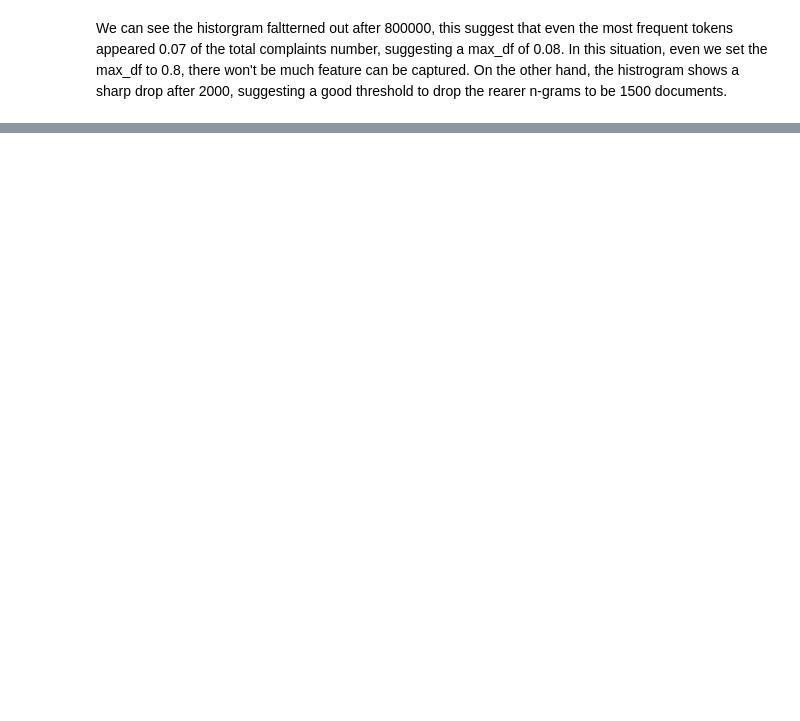
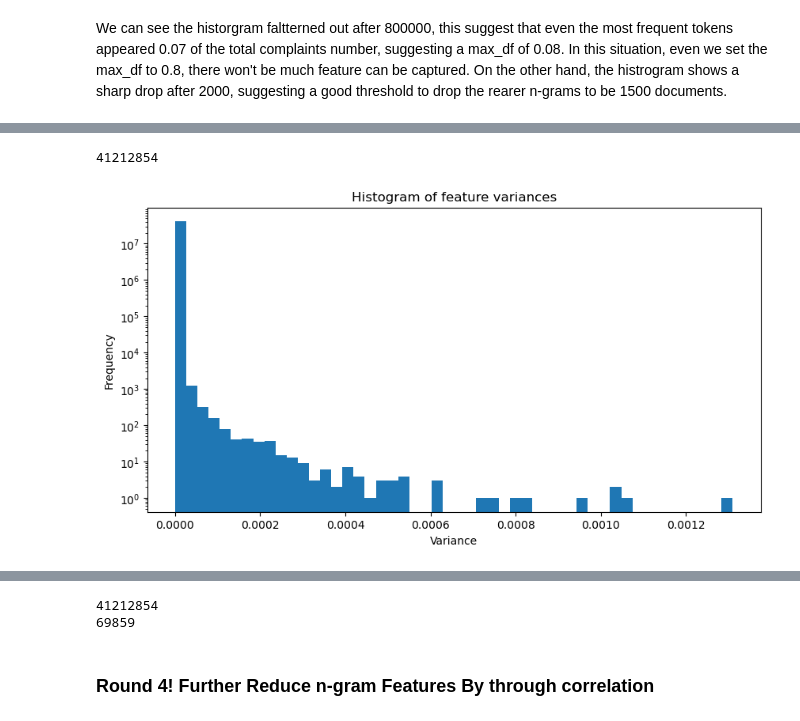
Before and after one commit to jymorris/MADS-CFPB, a Jupyter notebook: 2. Update TFIDF Vectorizer.ipynb, the cells around one changed output, grey strips where cells are left out. Drawn from its saved outputs; the diff is of its cells as text; code cells hidden in the pictures; blank space fills up the shorter version.

```diff
--- a/2. Update TFIDF Vectorizer.ipynb
+++ b/2. Update TFIDF Vectorizer.ipynb
@@ -53,0 +116,3 @@ Wall time: 510 ms
+# %%
+%%time
+cfpb_df = cfpb_df.groupby(['Product', 'Issue', 'State', 'ZIP code']).apply(func=normalize_narr)
@@ -150,8 +242,7 @@ from collections import Counter
 import matplotlib.pyplot as plt
 
 # Creating a new vectorizer with your filtered vocabulary, the max_df is actually 0.08 by calculation
-filtered_vectorizer = TfidfVectorizer(lowercase=False, vocabulary=ngrams_to_keep, ngram_range=(1,4), max_df=0.8, min_df=1500)
+filtered_vectorizer = TfidfVectorizer(lowercase=False, vocabulary=ngrams_to_keep, ngram_range=(1,4), max_df=0.8, min_df=500)
 
 # Fitting the vectorizer and transforming the narratives
-filtered_vectorizer.fit(cfpb_df['Consumer complaint narrative'])
-# X = filtered_vectorizer.fit_transform(cfpb_df['Consumer complaint narrative'])
+X = filtered_vectorizer.fit_transform(cfpb_df['Consumer complaint narrative'])
@@ -157,0 +251,21 @@ filtered_vectorizer.fit(cfpb_df['Consumer complaint narrative'])
+# %%
+print(len(filtered_vectorizer.get_feature_names_out()))
+# %% [output]
+41212854
+# %%
+%%time
+# Compute mean
+means = np.array(X.mean(axis=0)).ravel()
+
+# Compute variance
+variances = np.array((X.multiply(X) - 2 * X.multiply(means)).mean(axis=0) + means**2).ravel()
+
+# Plotting histogram of variances
+plt.figure(figsize=(10,5))
+plt.hist(variances, bins=50, log=True)
+plt.xlabel('Variance')
+plt.ylabel('Frequency')
+plt.title('Histogram of feature variances')
+plt.show()
+# %% [output]
+[figure, added]
@@ -157,0 +273,13 @@ filtered_vectorizer.fit(cfpb_df['Consumer complaint narrative'])
+# %%
+# Define your threshold
+threshold = 0.000001# 0.00001 * (1 - 0.00001)
+
+# Get all feature names
+feature_names = filtered_vectorizer.get_feature_names_out()
+print(len(feature_names))
+# Filter the feature names based on your variance threshold
+filtered_feature_names = [feature for feature, var in zip(feature_names, variances) if var >= threshold]
+print(len(filtered_feature_names))
+# %% [output]
+41212854
+69859
@@ -158,2 +303,4 @@ filtered_vectorizer.fit(cfpb_df['Consumer complaint narrative'])
+# %% [markdown]
+### Round 4! Further Reduce n-gram Features By through correlation
 # %%
 %%time
```
Also changed, not shown: parts of 39 cells of this notebook, 5 other files.
